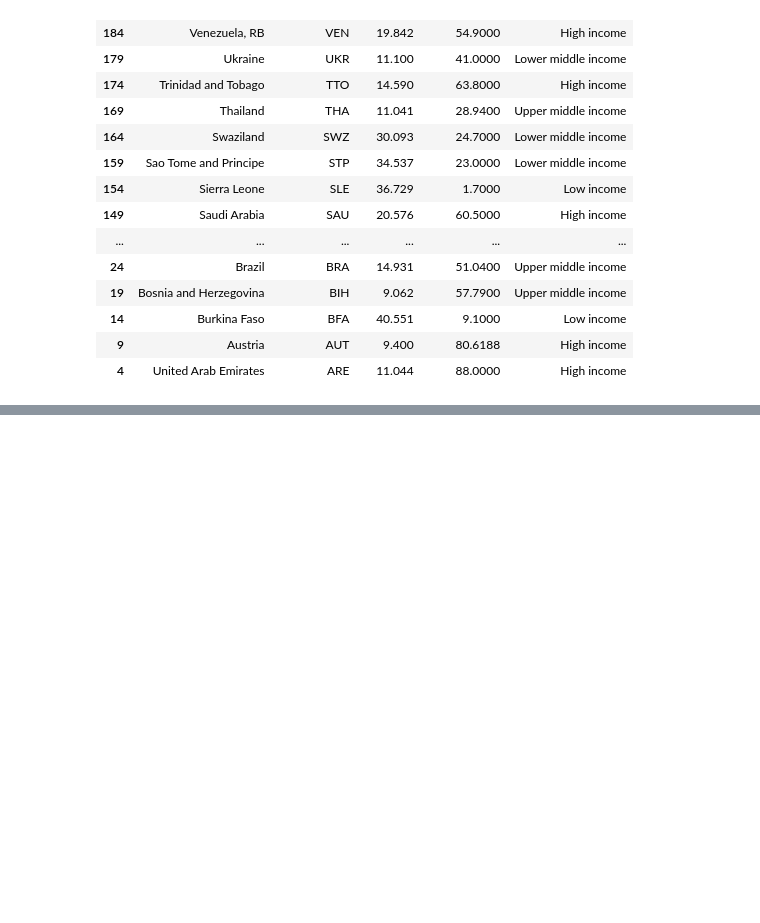
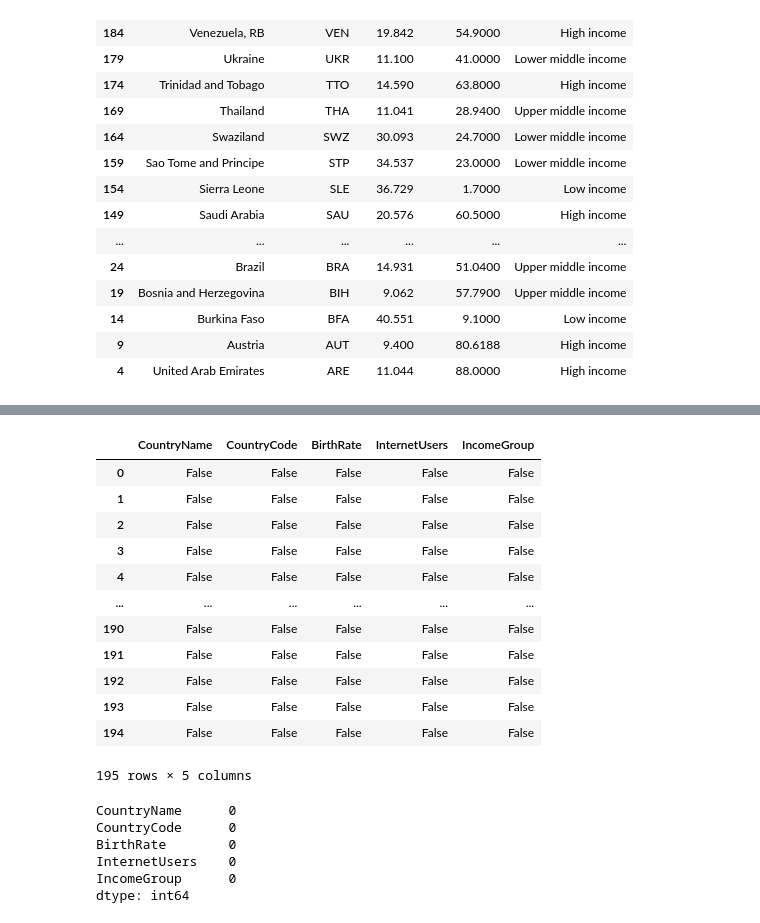
Before and after one commit to leisha060105/DataScience_GenAI-AgenticAI, a Jupyter notebook: Proof of Concept/Pandas/Country_Analysis.ipynb, the cells around one changed output, grey strips where cells are left out. Drawn from its saved outputs; the diff is of its cells as text; code cells hidden in the pictures; blank space fills up the shorter version.

```diff
--- a/Proof of Concept/Pandas/Country_Analysis.ipynb
+++ b/Proof of Concept/Pandas/Country_Analysis.ipynb
@@ -310,0 +328,27 @@ df[::-5]
+# %%
+# Count the number of missing values in each column
+df.isna()
+# %% [output]
+|  | CountryName | CountryCode | BirthRate | InternetUsers | IncomeGroup |
+| 0 | False | False | False | False | False |
+| 1 | False | False | False | False | False |
+| 2 | False | False | False | False | False |
+| 3 | False | False | False | False | False |
+| 4 | False | False | False | False | False |
+| ... | ... | ... | ... | ... | ... |
+| 190 | False | False | False | False | False |
+| 191 | False | False | False | False | False |
+| 192 | False | False | False | False | False |
+| 193 | False | False | False | False | False |
+| 194 | False | False | False | False | False |
+195 rows × 5 columns
+# %%
+# Count the number of missing values in each column
+df.isnull().sum()
+# %% [output]
+CountryName      0
+CountryCode      0
+BirthRate        0
+InternetUsers    0
+IncomeGroup      0
+dtype: int64
```
Also changed, not shown: parts of 23 cells of this notebook.
